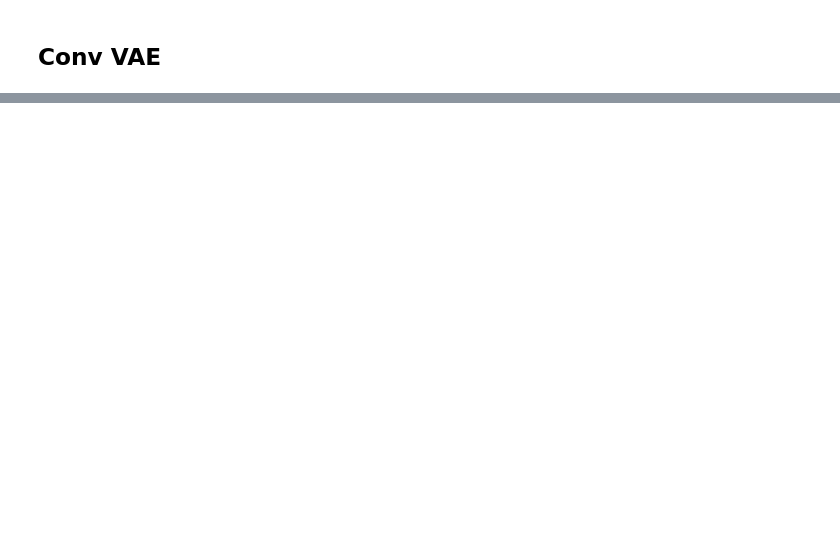
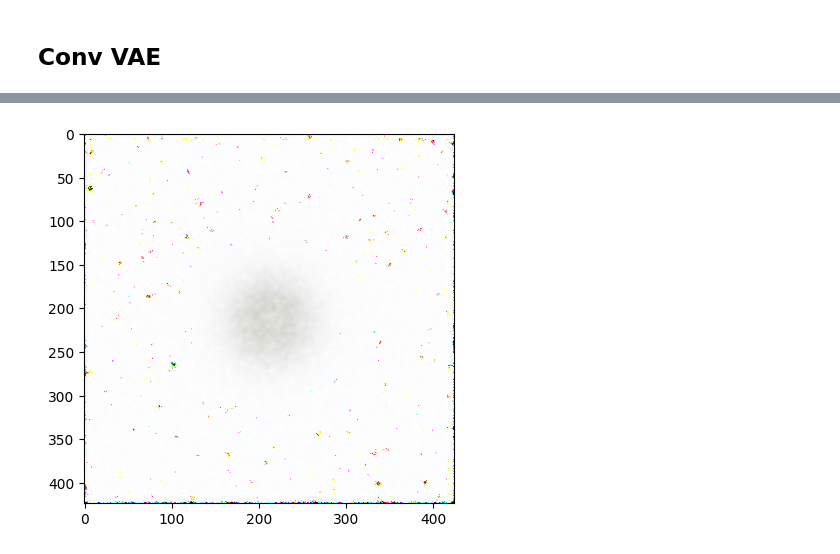
Before and after one commit to sirius59/project-dl, a Jupyter notebook: main.ipynb, the cells around one changed output, grey strips where cells are left out. Saved outputs shown, nothing was run; the diff lists cells and outputs as text; code cells hidden in the pictures; blank space fills up the shorter version.

```diff
--- a/main.ipynb
+++ b/main.ipynb
@@ -179,13 +208,13 @@ show_images(utils.make_grid(test.view(test.shape[0],3,424,424)[0]))
 # %%
 class Conv_VAE(nn.Module):
-    def __init__(self,channels=3, featureDim=32*image_size*image_size,latent_dim=256):
+    def __init__(self,channels=3, featureDim=12*416*416,latent_dim=5):
         super().__init__()
 
-        self.encoder = nn.Sequential(nn.Conv2d(channels, 16, 5),
+        self.encoder = nn.Sequential(nn.Conv2d(channels, 6, 5),
                                      nn.ReLU(),
-                                     nn.Conv2d(16, 32, 5),
+                                     nn.Conv2d(6, 12, 5),
                                      nn.ReLU(),
-                                     nn.Flatten(-1,featureDim),
+                                     nn.Flatten(),
                                     )
 
         self.mu = nn.Linear(featureDim, latent_dim)
@@ -193,11 +222,11 @@ class Conv_VAE(nn.Module):
 
         self.latent_mapping = nn.Linear(latent_dim, featureDim)
 
-        self.decoder = nn.Sequential(nn.Unflatten(1,(-1,32,image_size,image_size)),
+        self.decoder = nn.Sequential(nn.Unflatten(-1,(12,416,416)),
                                      nn.ReLU(),
-                                     nn.ConvTranspose2d(32, 16, 5),
+                                     nn.ConvTranspose2d(12, 6, 5),
                                      nn.ReLU(),
-                                     nn.ConvTranspose2d(16, channels, 5),
+                                     nn.ConvTranspose2d(6, channels, 5),
                                     )
 
     def encode(self, x):
@@ -222,6 +257,6 @@ class Conv_VAE(nn.Module):
 # %%
-test=torch.randn(32,3,424,424)
-model=Conv_VAE()
-y=model(test)
+trainset = GalaxyZoo2(image_path, transform=transforms.Compose([transforms.PILToTensor(),]), train=True)
+trainloader = DataLoader(trainset, batch_size=batch_size, shuffle=True, num_workers=2)
 # %%
-y.shape
+model = Conv_VAE().to(device)
+optimizer = optim.Adam(model.parameters(), lr=learning_rate)
@@ -227,0 +294,8 @@ y.shape
+# %%
+model=model.to('cpu')
+images=next(iter(trainloader))
+test,mu,logvar=model(images)
+sub=test[0]-test[1]
+show_images(utils.make_grid(sub))
+# %% [output]
+[figure, added]
```
Also changed, not shown: parts of 9 cells of this notebook, 1 other file.
